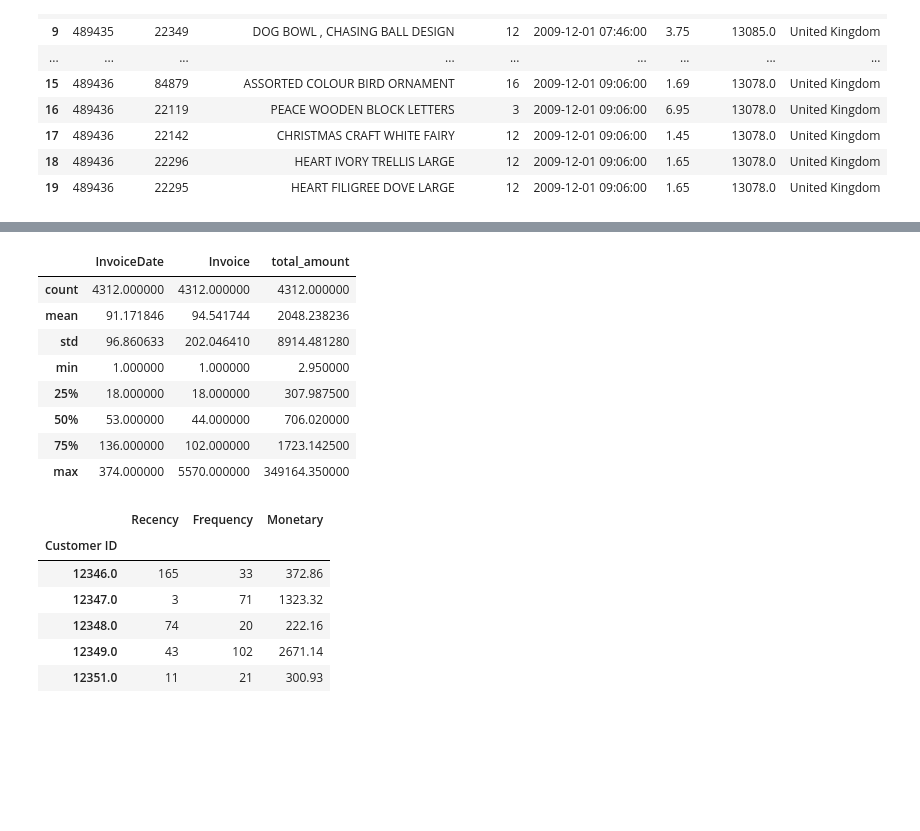
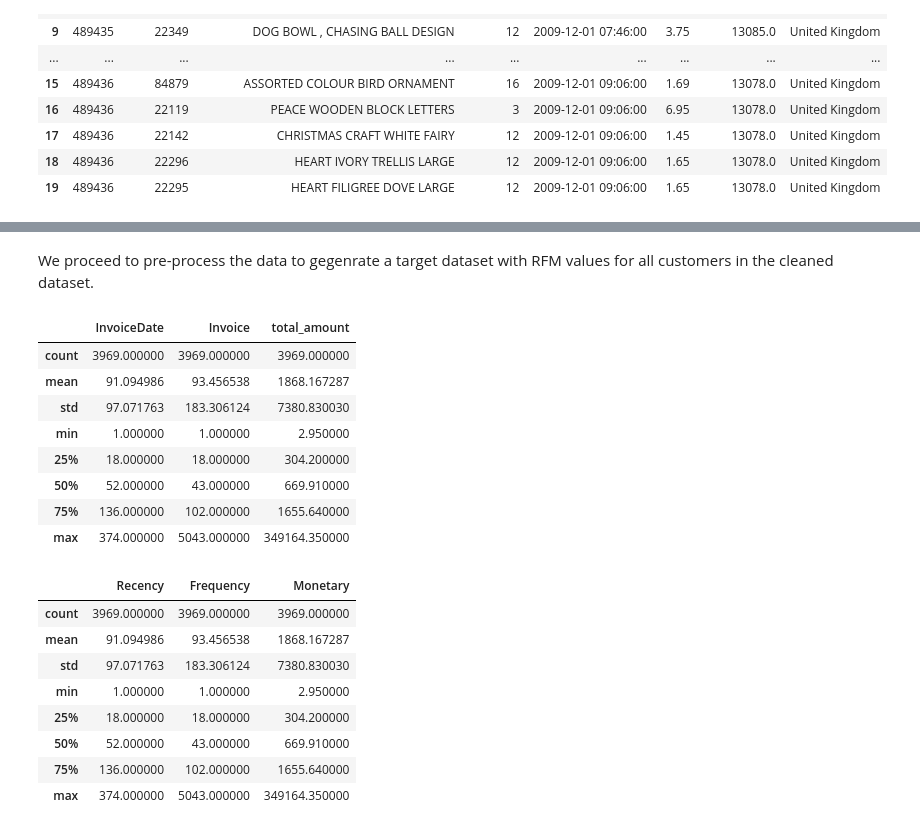
Before and after one commit to 2jmueller/HEC_Projects, a Jupyter notebook: S1_Data_Science_Group_Project/Group_1_HEC_Data_Science_Project.ipynb, the cells around one changed output, grey strips where cells are left out. Cells and saved outputs as stored; diff of their text form; code cells hidden in the pictures; blank space fills up the shorter version.

```diff
--- a/S1_Data_Science_Group_Project/Group_1_HEC_Data_Science_Project.ipynb
+++ b/S1_Data_Science_Group_Project/Group_1_HEC_Data_Science_Project.ipynb
@@ -40,5 +43,0 @@ df.describe()
-# %%
-df['total_amount'] = df.Price * df.Quantity
-df['invoice_date'] = pd.DatetimeIndex(df['InvoiceDate']).date
-df['invoice_time'] = pd.DatetimeIndex(df['InvoiceDate']).time
-df.head()
@@ -52,5 +132,6 @@ df.head()
 # %%
-#Filtering all values which have no Country,
+#Filtering all values which have missing values, represent returns, or are of customers that are not located in the UK.
 df.dropna()
 df.drop(df[df.total_amount <= 0].index, inplace=True)
 df.drop(df[df.Quantity <= 0].index, inplace=True)
+df.drop(df[df.Country != "United Kingdom"].index, inplace = True)
@@ -61 +160,3 @@ dataset_cutoff_date = df['InvoiceDate'].max() + timedelta(days=1)
+# %% [markdown]
+We proceed to pre-process the data to gegenrate a target dataset with RFM values for all customers in the cleaned dataset.
 # %%
@@ -69,25 +171,27 @@ rfm = df.groupby(['Customer ID']).agg({
 rfm.describe()
 # %% [output]
 |  | InvoiceDate | Invoice | total_amount |
-| count | 4312.000000 | 4312.000000 | 4312.000000 |
-| mean | 91.171846 | 94.541744 | 2048.238236 |
-| std | 96.860633 | 202.046410 | 8914.481280 |
+| count | 3969.000000 | 3969.000000 | 3969.000000 |
+| mean | 91.094986 | 93.456538 | 1868.167287 |
+| std | 97.071763 | 183.306124 | 7380.830030 |
 | min | 1.000000 | 1.000000 | 2.950000 |
-| 25% | 18.000000 | 18.000000 | 307.987500 |
-| 50% | 53.000000 | 44.000000 | 706.020000 |
-| 75% | 136.000000 | 102.000000 | 1723.142500 |
-| max | 374.000000 | 5570.000000 | 349164.350000 |
+| 25% | 18.000000 | 18.000000 | 304.200000 |
+| 50% | 52.000000 | 43.000000 | 669.910000 |
+| 75% | 136.000000 | 102.000000 | 1655.640000 |
+| max | 374.000000 | 5043.000000 | 349164.350000 |
 # %%
-# Rename the columns
+# Renaming the columns to accurately depict the used RFM methodology
 rfm.rename(columns={'InvoiceDate': 'Recency',
                          'Invoice': 'Frequency',
                          'total_amount': 'Monetary'}, inplace=True)
-rfm.head()
+rfm.describe()
 # %% [output]
 |  | Recency | Frequency | Monetary |
-| Customer ID |  |  |  |
-| 12346.0 | 165 | 33 | 372.86 |
-| 12347.0 | 3 | 71 | 1323.32 |
-| 12348.0 | 74 | 20 | 222.16 |
-| 12349.0 | 43 | 102 | 2671.14 |
-| 12351.0 | 11 | 21 | 300.93 |
+| count | 3969.000000 | 3969.000000 | 3969.000000 |
+| mean | 91.094986 | 93.456538 | 1868.167287 |
+| std | 97.071763 | 183.306124 | 7380.830030 |
+| min | 1.000000 | 1.000000 | 2.950000 |
+| 25% | 18.000000 | 18.000000 | 304.200000 |
+| 50% | 52.000000 | 43.000000 | 669.910000 |
+| 75% | 136.000000 | 102.000000 | 1655.640000 |
+| max | 374.000000 | 5043.000000 | 349164.350000 |
```
Also changed, not shown: parts of 40 cells of this notebook.
